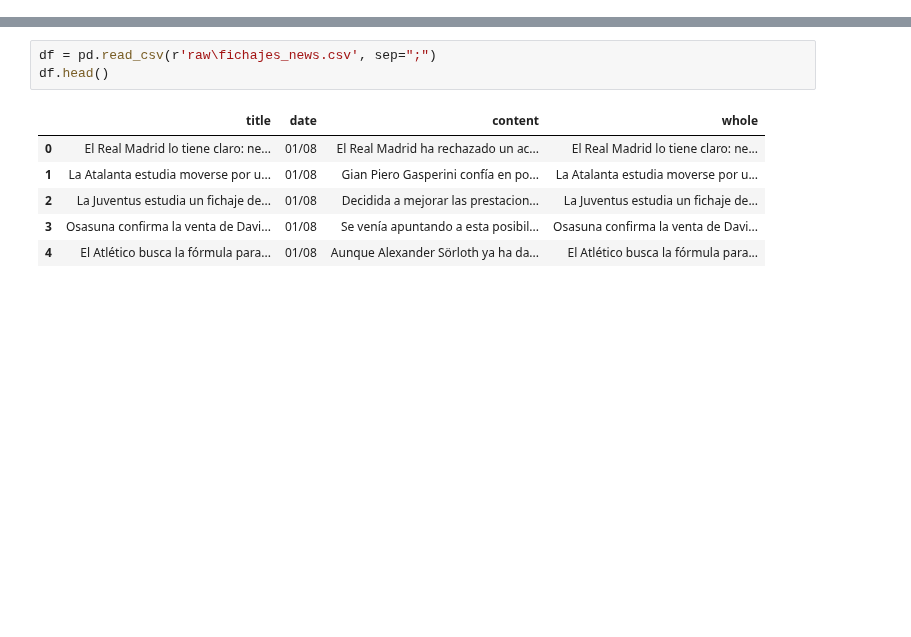
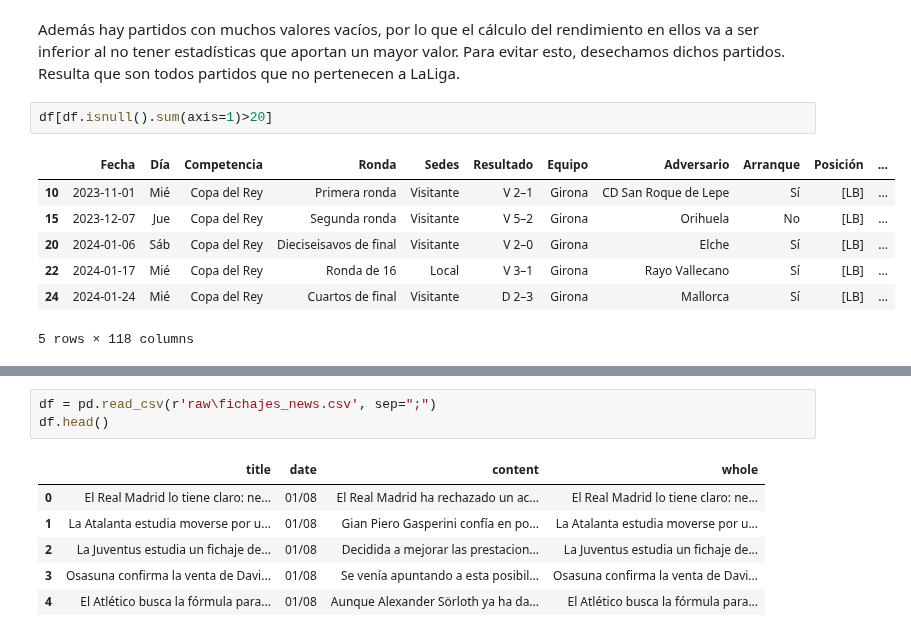
Before and after one commit to Santiagodiz/PlayerPulse, a Jupyter notebook: data/data_cleaning.ipynb, the cells around one changed output, grey strips where cells are left out. Cells and saved outputs as stored; diff of their text form; blank space fills up the shorter version.

```diff
--- a/data/players_cleaning.ipynb
+++ b/data/data_cleaning.ipynb
@@ -4,0 +35,12 @@ import matplotlib.pyplot as plt
+# %% [markdown]
+Además hay partidos con muchos valores vacíos, por lo que el cálculo del rendimiento en ellos va a ser inferior al no tener estadísticas que aportan un mayor valor. Para evitar esto, desechamos dichos partidos. Resulta que son todos partidos que no pertenecen a LaLiga.
+# %%
+df[df.isnull().sum(axis=1)>20]
+# %% [output]
+|  | Fecha | Día | Competencia | Ronda | Sedes | Resultado | Equipo | Adversario | Arranque | Posición | ... |
+| 10 | 2023-11-01 | Mié | Copa del Rey | Primera ronda | Visitante | V 2–1 | Girona | CD San Roque de Lepe | Sí | [LB] | ... |
+| 15 | 2023-12-07 | Jue | Copa del Rey | Segunda ronda | Visitante | V 5–2 | Girona | Orihuela | No | [LB] | ... |
+| 20 | 2024-01-06 | Sáb | Copa del Rey | Dieciseisavos de final | Visitante | V 2–0 | Girona | Elche | Sí | [LB] | ... |
+| 22 | 2024-01-17 | Mié | Copa del Rey | Ronda de 16 | Local | V 3–1 | Girona | Rayo Vallecano | Sí | [LB] | ... |
+| 24 | 2024-01-24 | Mié | Copa del Rey | Cuartos de final | Visitante | D 2–3 | Girona | Mallorca | Sí | [LB] | ... |
+5 rows × 118 columns
```
Also changed, not shown: parts of 13 cells of this notebook, 2 other files.
